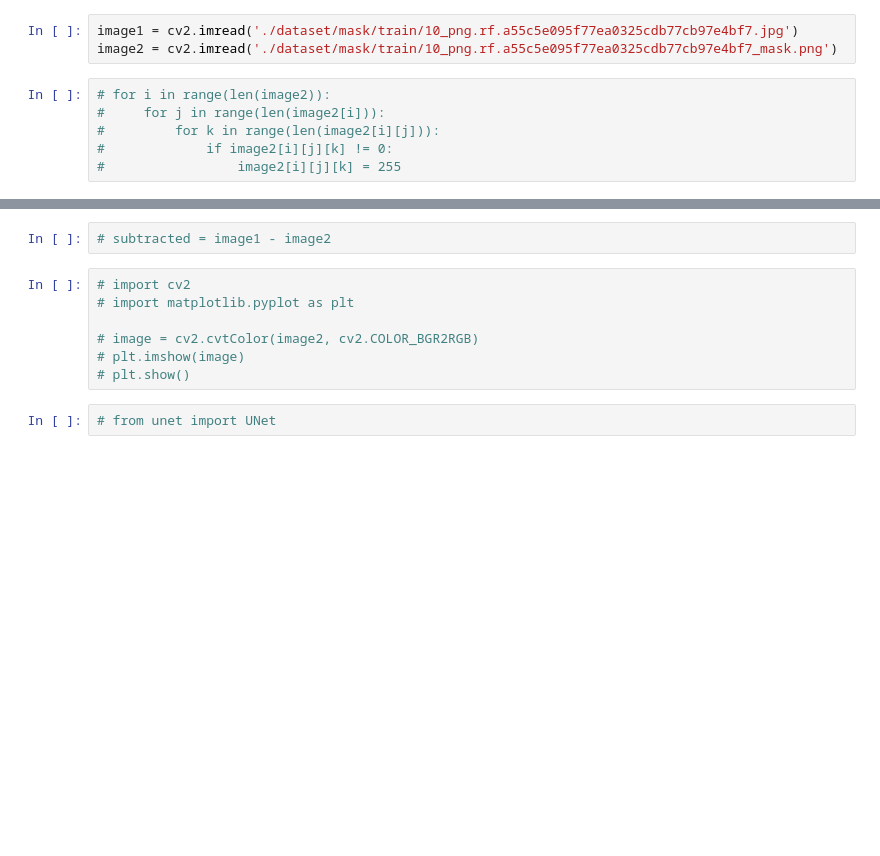
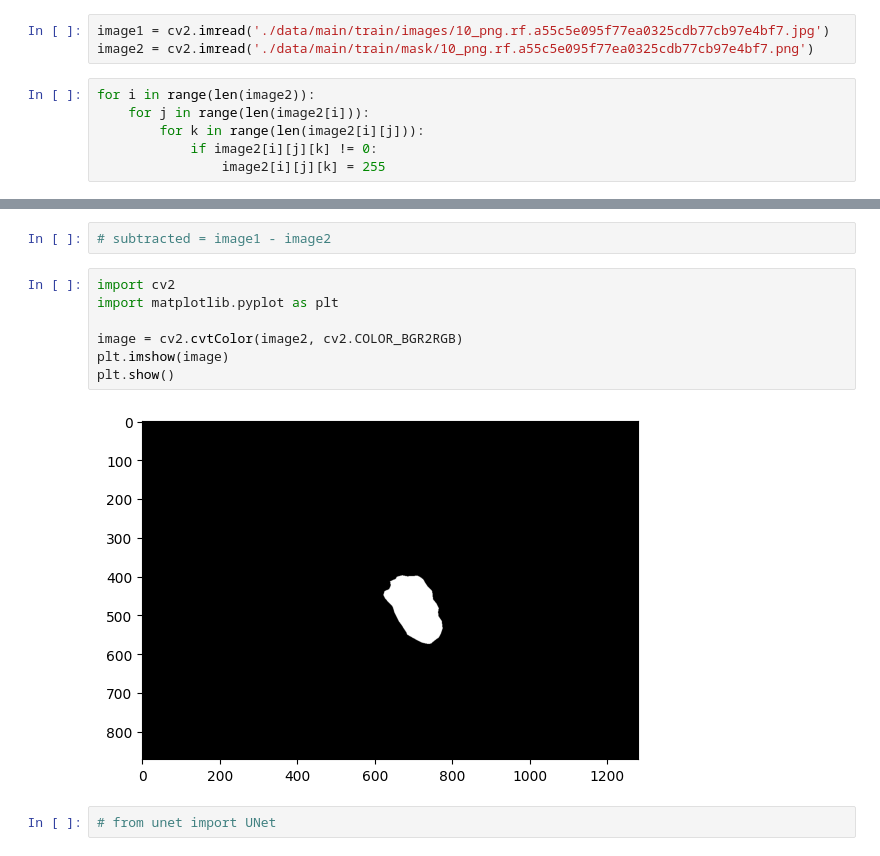
Before and after one commit to DmitriyLT03/ProstaScan-Analysis-of-Trus-images-Prostate-Cancer-ML, a Jupyter notebook: baseline.ipynb, the cells around one changed output, grey strips where cells are left out. Saved outputs shown, nothing was run; the diff lists cells and outputs as text; blank space fills up the shorter version.

```diff
--- a/baseline.ipynb
+++ b/baseline.ipynb
@@ -7,25 +7,27 @@ DB_PATH_TRAIN = './dataset/train'
 # %%
 import cv2
 # %%
-image1 = cv2.imread('./dataset/mask/train/10_png.rf.a55c5e095f77ea0325cdb77cb97e4bf7.jpg')
-image2 = cv2.imread('./dataset/mask/train/10_png.rf.a55c5e095f77ea0325cdb77cb97e4bf7_mask.png')
+image1 = cv2.imread('./data/main/train/images/10_png.rf.a55c5e095f77ea0325cdb77cb97e4bf7.jpg')
+image2 = cv2.imread('./data/main/train/mask/10_png.rf.a55c5e095f77ea0325cdb77cb97e4bf7.png')
 # %%
-# for i in range(len(image2)):
-#     for j in range(len(image2[i])):
-#         for k in range(len(image2[i][j])):
-#             if image2[i][j][k] != 0:
-#                 image2[i][j][k] = 255
+for i in range(len(image2)):
+    for j in range(len(image2[i])):
+        for k in range(len(image2[i][j])):
+            if image2[i][j][k] != 0:
+                image2[i][j][k] = 255
 # %%
 # image2[0]
 # %%
 # subtracted = image1 - image2
 # %%
-# import cv2
-# import matplotlib.pyplot as plt
+import cv2
+import matplotlib.pyplot as plt
 
-# image = cv2.cvtColor(image2, cv2.COLOR_BGR2RGB)
-# plt.imshow(image)
-# plt.show()
+image = cv2.cvtColor(image2, cv2.COLOR_BGR2RGB)
+plt.imshow(image)
+plt.show()
+# %% [output]
+[figure, added]
 # %%
 # from unet import UNet
 # %%
```
Also changed, not shown: parts of 2 cells of this notebook, 11 other files.
